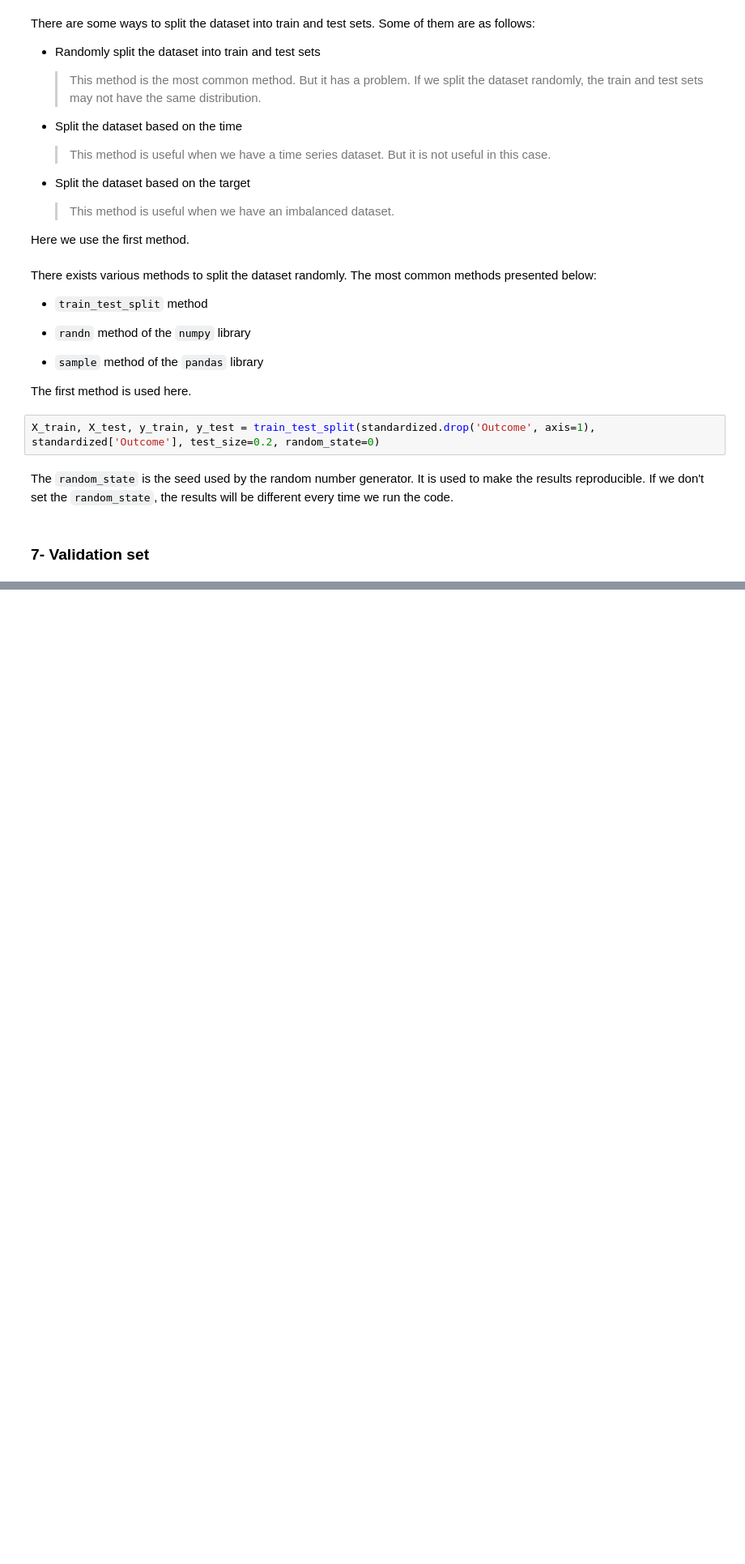
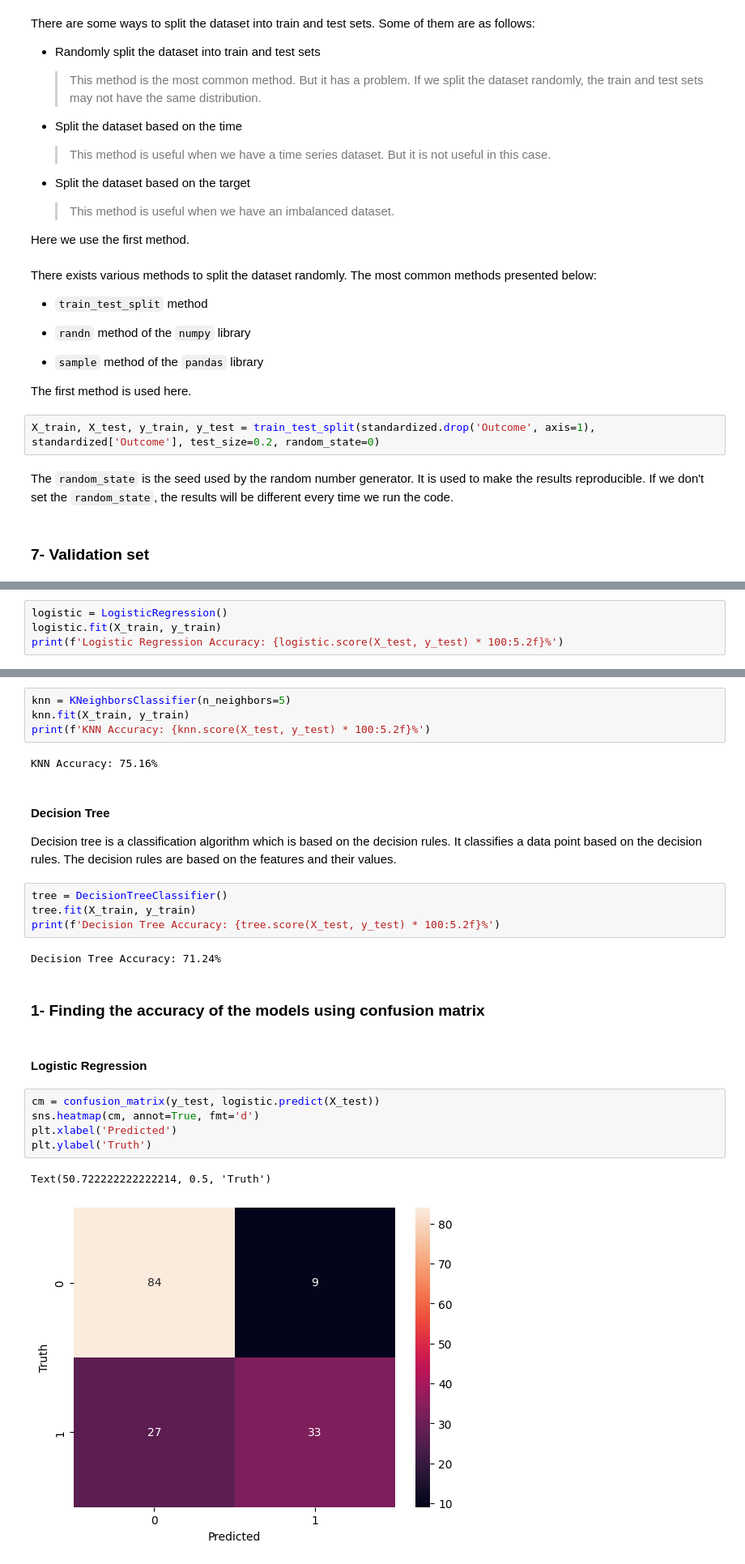
Before and after one commit to PashaBarahimi/Artificial-Intelligence-Projects, a Jupyter notebook: CA5 - ML/AI-CA5-810199385.ipynb, the cells around one changed output, grey strips where cells are left out. Shown at 81% size. Saved outputs shown, nothing was run; the diff lists cells and outputs as text; blank space fills up the shorter version.

```diff
--- a/CA5 - ML/AI-CA5-810199385.ipynb
+++ b/CA5 - ML/AI-CA5-810199385.ipynb
@@ -394,0 +450,4 @@ Validation set is used to evaluate the performance of the model. It is used to p
+# %%
+logistic = LogisticRegression()
+logistic.fit(X_train, y_train)
+print(f'Logistic Regression Accuracy: {logistic.score(X_test, y_test) * 100:5.2f}%')
@@ -394,0 +460,28 @@ Validation set is used to evaluate the performance of the model. It is used to p
+# %%
+knn = KNeighborsClassifier(n_neighbors=5)
+knn.fit(X_train, y_train)
+print(f'KNN Accuracy: {knn.score(X_test, y_test) * 100:5.2f}%')
+# %% [output]
+KNN Accuracy: 75.16%
+# %% [markdown]
+#### Decision Tree
+
+Decision tree is a classification algorithm which is based on the decision rules. It classifies a data point based on the decision rules. The decision rules are based on the features and their values.
+# %%
+tree = DecisionTreeClassifier()
+tree.fit(X_train, y_train)
+print(f'Decision Tree Accuracy: {tree.score(X_test, y_test) * 100:5.2f}%')
+# %% [output]
+Decision Tree Accuracy: 71.24%
+# %% [markdown]
+### 1- Finding the accuracy of the models using confusion matrix
+# %% [markdown]
+#### Logistic Regression
+# %%
+cm = confusion_matrix(y_test, logistic.predict(X_test))
+sns.heatmap(cm, annot=True, fmt='d')
+plt.xlabel('Predicted')
+plt.ylabel('Truth')
+# %% [output]
+Text(50.722222222222214, 0.5, 'Truth')
+[figure, added]
```
Also changed, not shown: parts of 29 cells of this notebook.
